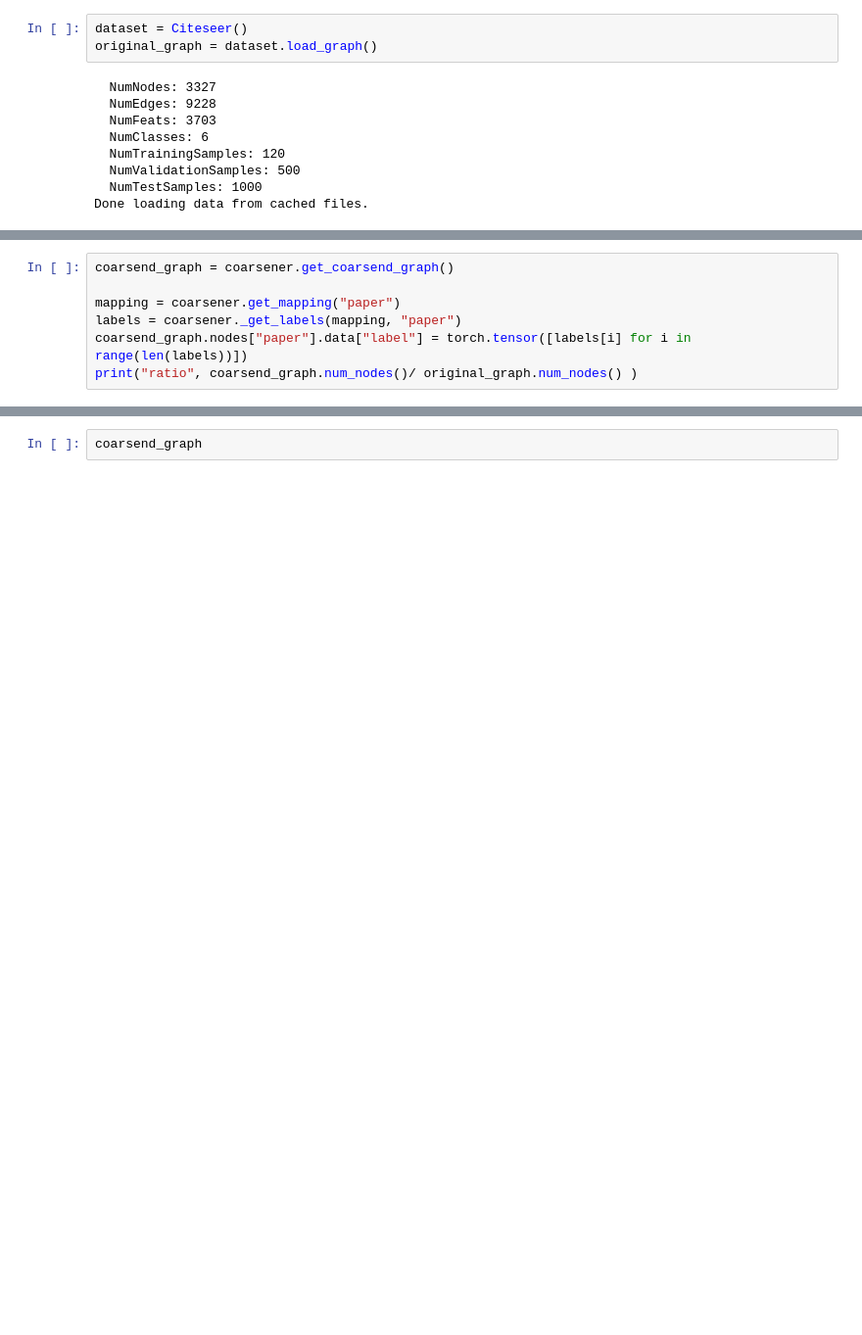
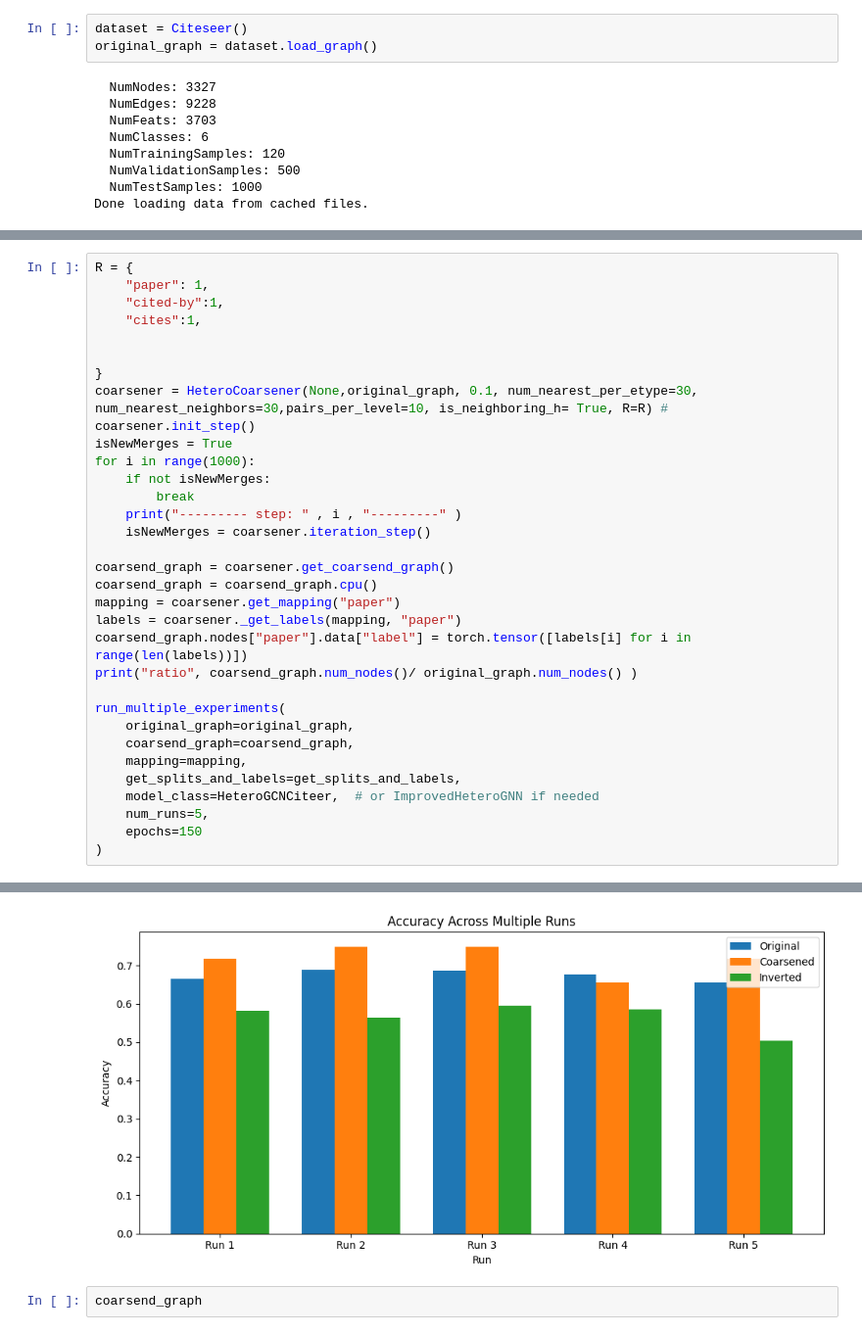
Before and after one commit to Robino-CK/convolution-matching, a Jupyter notebook: test_citeer_save.ipynb, the cells around one changed output, grey strips where cells are left out. Shown at 98% size. Saved outputs shown, nothing was run; the diff lists cells and outputs as text; blank space fills up the shorter version.

```diff
--- a/test_citeer_save.ipynb
+++ b/test_citeer_save.ipynb
@@ -418,8 +397,34 @@ _find_lowest_cost_edges 0.0004928112030029297
 # %%
+R = {
+    "paper": 1,
+    "cited-by":1,
+    "cites":1,
+
+
+}
+coarsener = HeteroCoarsener(None,original_graph, 0.1, num_nearest_per_etype=30, num_nearest_neighbors=30,pairs_per_level=10, is_neighboring_h= True, R=R) #
+coarsener.init_step()
+isNewMerges = True
+for i in range(1000):
+    if not isNewMerges:
+        break
+    print("--------- step: " , i , "---------" )
+    isNewMerges = coarsener.iteration_step()
+
 coarsend_graph = coarsener.get_coarsend_graph()
-
+coarsend_graph = coarsend_graph.cpu()
 mapping = coarsener.get_mapping("paper")
 labels = coarsener._get_labels(mapping, "paper")
 coarsend_graph.nodes["paper"].data["label"] = torch.tensor([labels[i] for i in range(len(labels))])
 print("ratio", coarsend_graph.num_nodes()/ original_graph.num_nodes() )
+
+run_multiple_experiments(
+    original_graph=original_graph,
+    coarsend_graph=coarsend_graph,
+    mapping=mapping,
+    get_splits_and_labels=get_splits_and_labels,
+    model_class=HeteroGCNCiteer,  # or ImprovedHeteroGNN if needed
+    num_runs=5,
+    epochs=150
+)
 # %% [output]
@@ -427,3 +468,4 @@ ratio 0.009918845807033363
+[figure, added]
 # %%
 coarsend_graph
 # %% [output]
```
Also changed, not shown: parts of 14 cells of this notebook, 2 other files.
